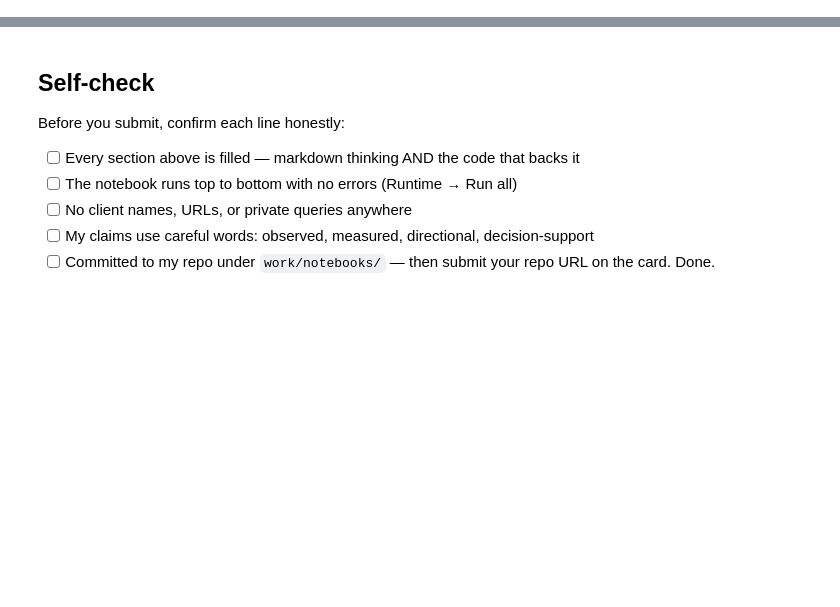
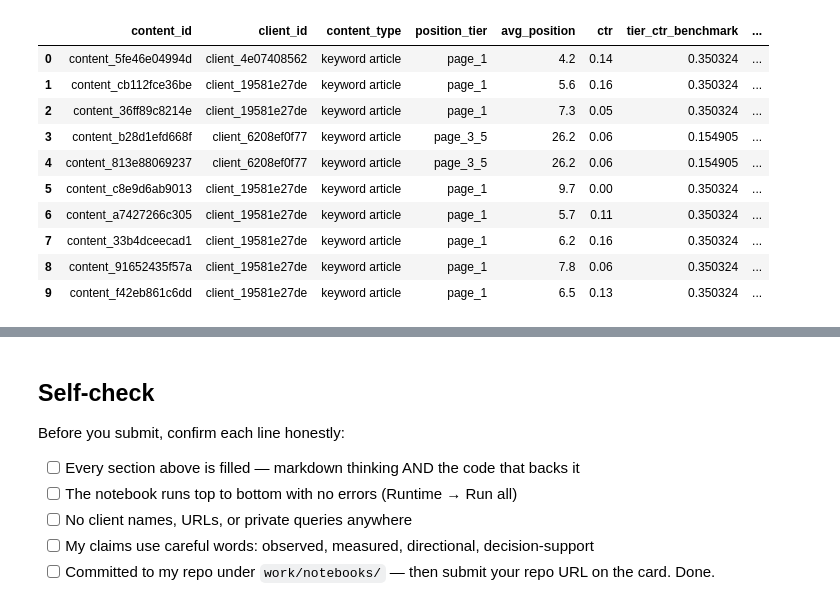
Before and after one commit to Shwetabh1013/flyrank-ml-internship-shwetabh, a Jupyter notebook: work/notebooks/w04_baseline_score.ipynb, the cells around one changed output, grey strips where cells are left out. Saved outputs shown, nothing was run; the diff lists cells and outputs as text; code cells hidden in the pictures; blank space fills up the shorter version.

```diff
--- a/work/notebooks/w04_baseline_score.ipynb
+++ b/work/notebooks/w04_baseline_score.ipynb
@@ -24,0 +142,17 @@ This skeleton is yours to fill. Work the sections **in order** — each one has
+# %%
+pd.set_option("display.max_columns", 20)
+pd.set_option("display.width", 200)
+top10 = queue.head(10).copy()
+top10
+# %% [output]
+|  | content_id | client_id | content_type | position_tier | avg_position | ctr | tier_ctr_benchmark | ... |
+| 0 | content_5fe46e04994d | client_4e07408562 | keyword article | page_1 | 4.2 | 0.14 | 0.350324 | ... |
+| 1 | content_cb112fce36be | client_19581e27de | keyword article | page_1 | 5.6 | 0.16 | 0.350324 | ... |
+| 2 | content_36ff89c8214e | client_19581e27de | keyword article | page_1 | 7.3 | 0.05 | 0.350324 | ... |
+| 3 | content_b28d1efd668f | client_6208ef0f77 | keyword article | page_3_5 | 26.2 | 0.06 | 0.154905 | ... |
+| 4 | content_813e88069237 | client_6208ef0f77 | keyword article | page_3_5 | 26.2 | 0.06 | 0.154905 | ... |
+| 5 | content_c8e9d6ab9013 | client_19581e27de | keyword article | page_1 | 9.7 | 0.00 | 0.350324 | ... |
+| 6 | content_a7427266c305 | client_19581e27de | keyword article | page_1 | 5.7 | 0.11 | 0.350324 | ... |
+| 7 | content_33b4dceecad1 | client_19581e27de | keyword article | page_1 | 6.2 | 0.16 | 0.350324 | ... |
+| 8 | content_91652435f57a | client_19581e27de | keyword article | page_1 | 7.8 | 0.06 | 0.350324 | ... |
+| 9 | content_f42eb861c6dd | client_19581e27de | keyword article | page_1 | 6.5 | 0.13 | 0.350324 | ... |
```
Also changed, not shown: parts of 11 cells of this notebook.
